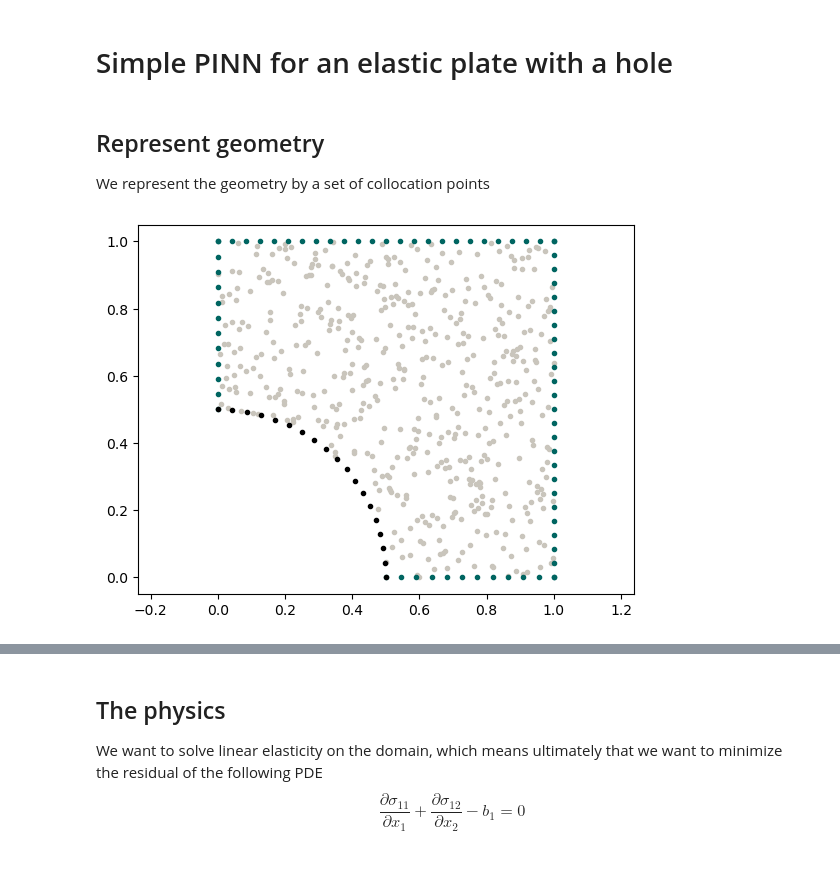
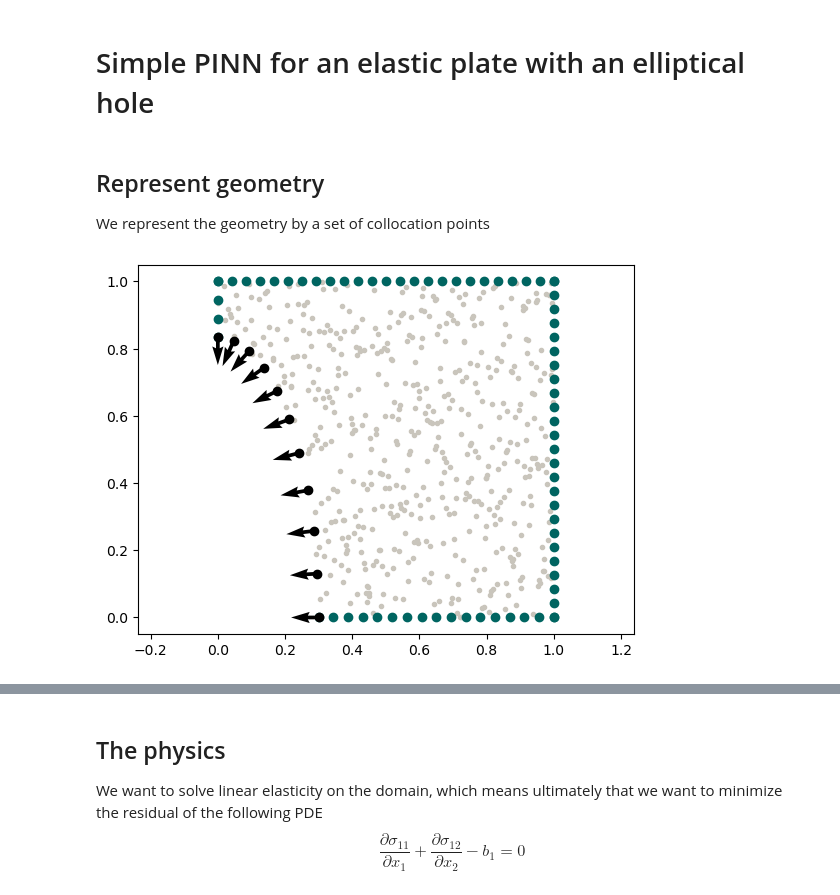
Before and after one commit to sebatomon/PINNs_for_simple_shape_optimization, a Jupyter notebook: torch.ipynb, the cells around one changed output, grey strips where cells are left out. Drawn from its saved outputs; the diff is of its cells as text; code cells hidden in the pictures; blank space fills up the shorter version.

Commit message:
Fix normal directions in single hole plate.

```diff
--- a/torch.ipynb
+++ b/torch.ipynb
@@ -1,60 +1,70 @@
 # %% [markdown]
-# Simple PINN for an elastic plate with a hole
+# Simple PINN for an elastic plate with an elliptical hole
 # %% [markdown]
 ## Represent geometry
 
 We represent the geometry by a set of collocation points
 # %%
 import torch
-import functorch
 import numpy as np
 from scipy.stats import qmc
 import matplotlib.pyplot as plt
 
 from global_constants import L, R, B0, EPS0, MU, LBD, RATIO
 
+# Elliptical axis in x direction
+Rx = 0.3
+
+# Load reference data
+data_input = torch.as_tensor(np.loadtxt(f"data/inputs_Rx={Rx}.csv", delimiter=","), dtype=torch.float32)
+data_output = torch.as_tensor(np.loadtxt(f"data/outputs_Rx={Rx}.csv", delimiter=","), dtype=torch.float32)
+
 # Create collocation points
 N = 25
-NN = int(N * (L-R)/L)
 points = L * qmc.LatinHypercube(d=2).random(N**2)
-mask = (points[:,0] ** 2 + points[:,1] ** 2) > R**2
+Ry = R**2/Rx
+mask = (((points[:,0] ** 2)/(Rx**2)) + ((points[:,1] ** 2)/(Ry**2))) > 1
 collocation = torch.tensor(points[mask], requires_grad=True).float()
 
 # Boundary points
 x_top = torch.linspace(0, L, N, requires_grad=True)
 y_top = L * torch.ones((N, 1), requires_grad=True)
 top = torch.column_stack([x_top, y_top])
 
-x_bottom = torch.linspace(R, L, NN)
+NN = int(N * (L-Rx)/L)
+x_bottom = torch.linspace(Rx, L, NN)
 y_bottom = torch.zeros((NN, 1))
 bottom = torch.column_stack([x_bottom, y_bottom])
 
+NN = int(N * (L-Ry)/L)
 x_left = torch.zeros((NN, 1))
-y_left = torch.linspace(R, L, NN)
+y_left = torch.linspace(Ry, L, NN)
 left = torch.column_stack([x_left, y_left])
 
 x_right = L * torch.ones((N, 1))
 y_right = torch.linspace(0, L, N)
 right = torch.column_stack([x_right, y_right])
 
-phi = np.linspace(0, 0.5 * np.pi, int(N * 0.5 * np.pi * R / L))
-x_hole = torch.tensor(R * np.cos(phi), requires_grad=True).float()
-y_hole = torch.tensor(R * np.sin(phi), requires_grad=True).float()
-n_hole = torch.tensor(np.stack([-np.cos(phi), -np.sin(phi)]).T).float()
+phi = np.linspace(0, 0.5 * np.pi, int(N * 0.5 * np.pi * Rx / L))
+x_hole = torch.tensor(Rx * np.cos(phi), requires_grad=True).float()
+y_hole = torch.tensor(Ry * np.sin(phi), requires_grad=True).float()
+n_hole = torch.tensor(np.stack([-Ry*np.cos(phi), -Rx*np.sin(phi)]).T).float()
+n_hole = n_hole / torch.linalg.norm(n_hole,axis=1)[:,None]
 hole = torch.column_stack([x_hole, y_hole])
 
 # Visualize geometry
 with torch.no_grad():
     plt.scatter(*collocation.T, marker=".", color="#C9C5BC")
-    plt.scatter(*top.T, marker=".", color="#006561")
-    plt.scatter(*bottom.T, marker=".", color="#006561")
-    plt.scatter(*left.T, marker=".", color="#006561")
-    plt.scatter(*right.T, marker=".", color="#006561")
-    plt.scatter(*hole.T, marker=".", color="black")
+    plt.scatter(*top.T, marker="o", color="#006561")
+    plt.scatter(*bottom.T, marker="o", color="#006561")
+    plt.scatter(*left.T, marker="o", color="#006561")
+    plt.scatter(*right.T, marker="o", color="#006561")
+    plt.scatter(*hole.T, marker="o", color="black")
+    plt.quiver(*hole.T, n_hole[:,0], n_hole[:,1], color="black")
     plt.axis("equal")
     plt.show()
 # %% [output]
-[figure, old version]
+[figure, new version]
 # %% [markdown]
 ## The ANN model that approximates the displacement field
 
```
Also changed, not shown: parts of 5 cells of this notebook.
